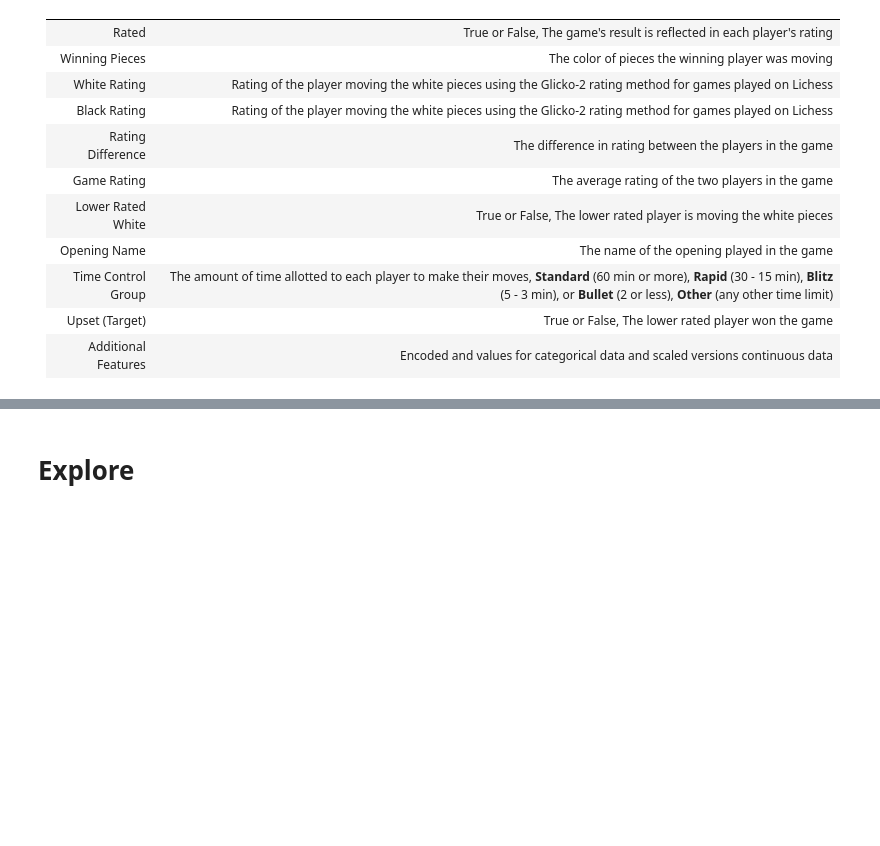
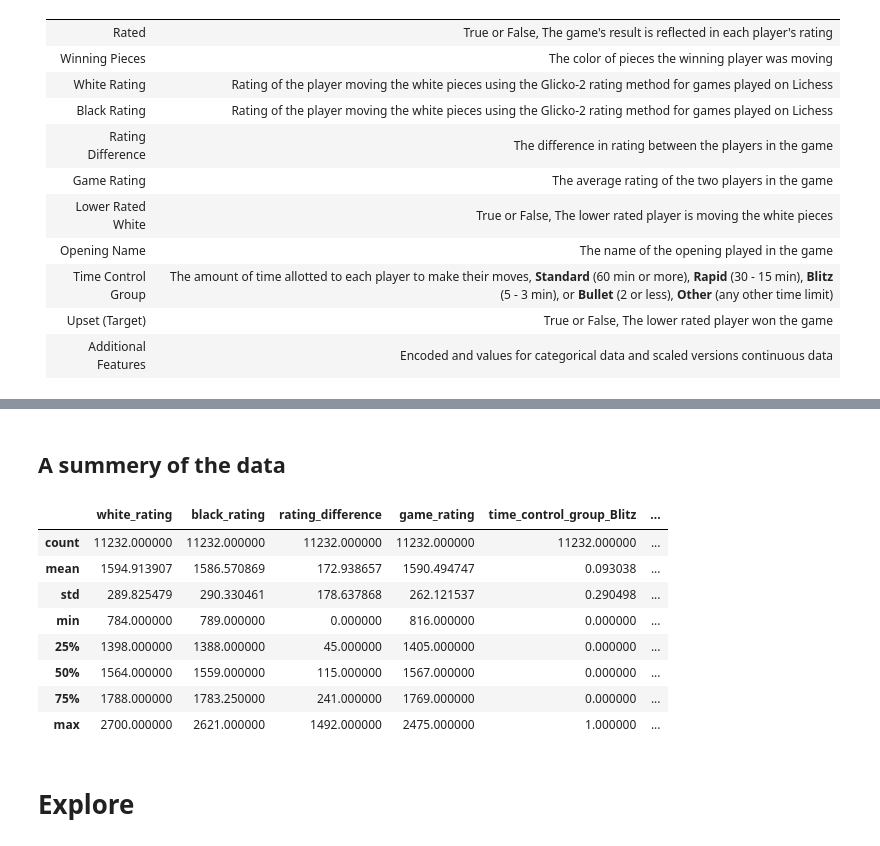
Before and after one commit to Johndsalas/chess_upsets_example_project, a Jupyter notebook: final_report.ipynb, the cells around one changed output, grey strips where cells are left out. Drawn from its saved outputs; the diff is of its cells as text; code cells hidden in the pictures; blank space fills up the shorter version.

```diff
--- a/main.ipynb
+++ b/final_report.ipynb
@@ -83,3 +96,17 @@ train, validate, test = w.scale_data(train, validate, test)
+# %% [markdown]
+## A summery of the data
+# %%
+train.describe()
+# %% [output]
+|  | white_rating | black_rating | rating_difference | game_rating | time_control_group_Blitz | ... |
+| count | 11232.000000 | 11232.000000 | 11232.000000 | 11232.000000 | 11232.000000 | ... |
+| mean | 1594.913907 | 1586.570869 | 172.938657 | 1590.494747 | 0.093038 | ... |
+| std | 289.825479 | 290.330461 | 178.637868 | 262.121537 | 0.290498 | ... |
+| min | 784.000000 | 789.000000 | 0.000000 | 816.000000 | 0.000000 | ... |
+| 25% | 1398.000000 | 1388.000000 | 45.000000 | 1405.000000 | 0.000000 | ... |
+| 50% | 1564.000000 | 1559.000000 | 115.000000 | 1567.000000 | 0.000000 | ... |
+| 75% | 1788.000000 | 1783.250000 | 241.000000 | 1769.000000 | 0.000000 | ... |
+| max | 2700.000000 | 2621.000000 | 1492.000000 | 2475.000000 | 1.000000 | ... |
 # %% [markdown]
 # Explore
 # %% [markdown]
```
Also changed, not shown: parts of 4 cells of this notebook, 1 other file.
